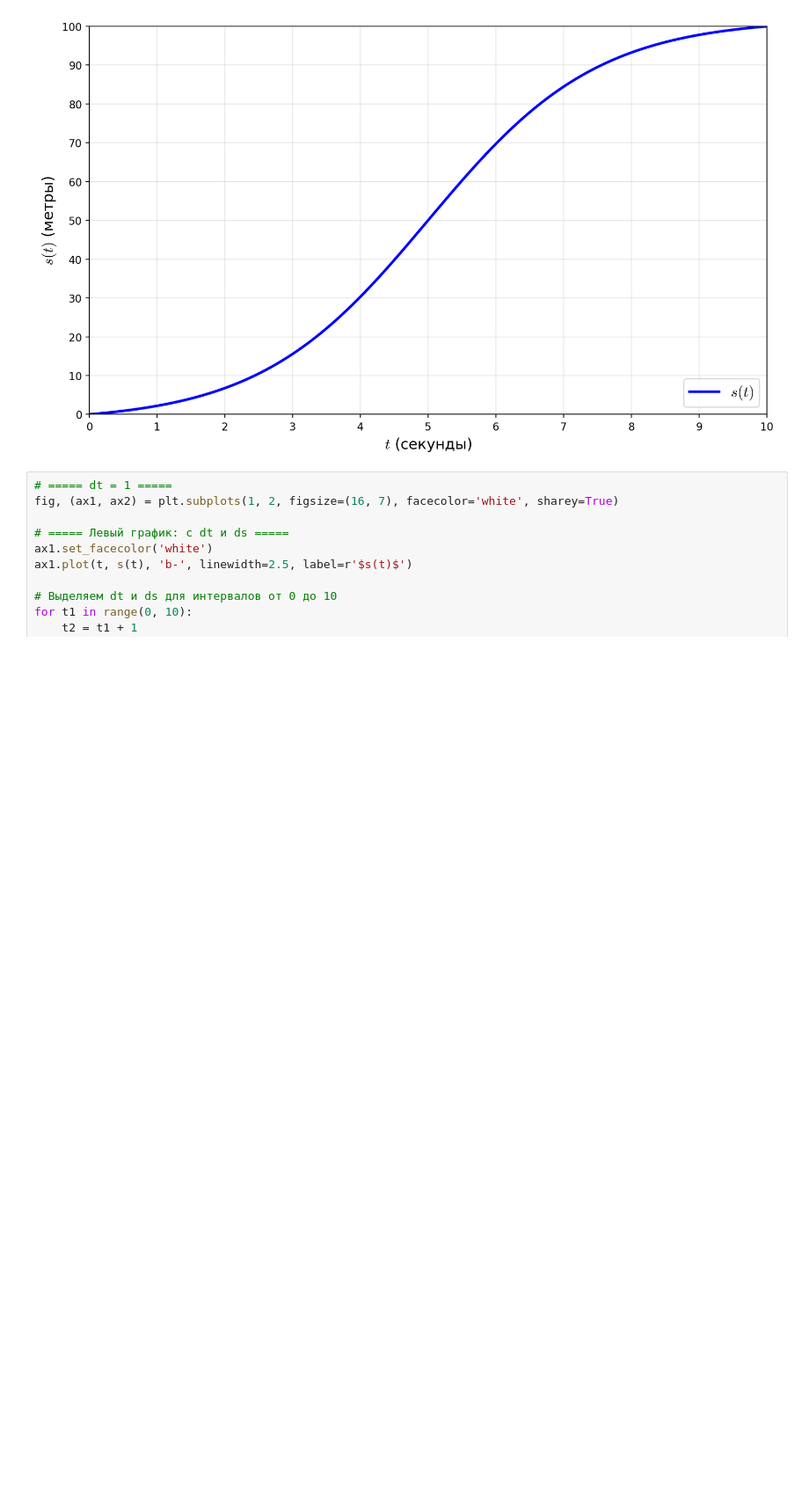
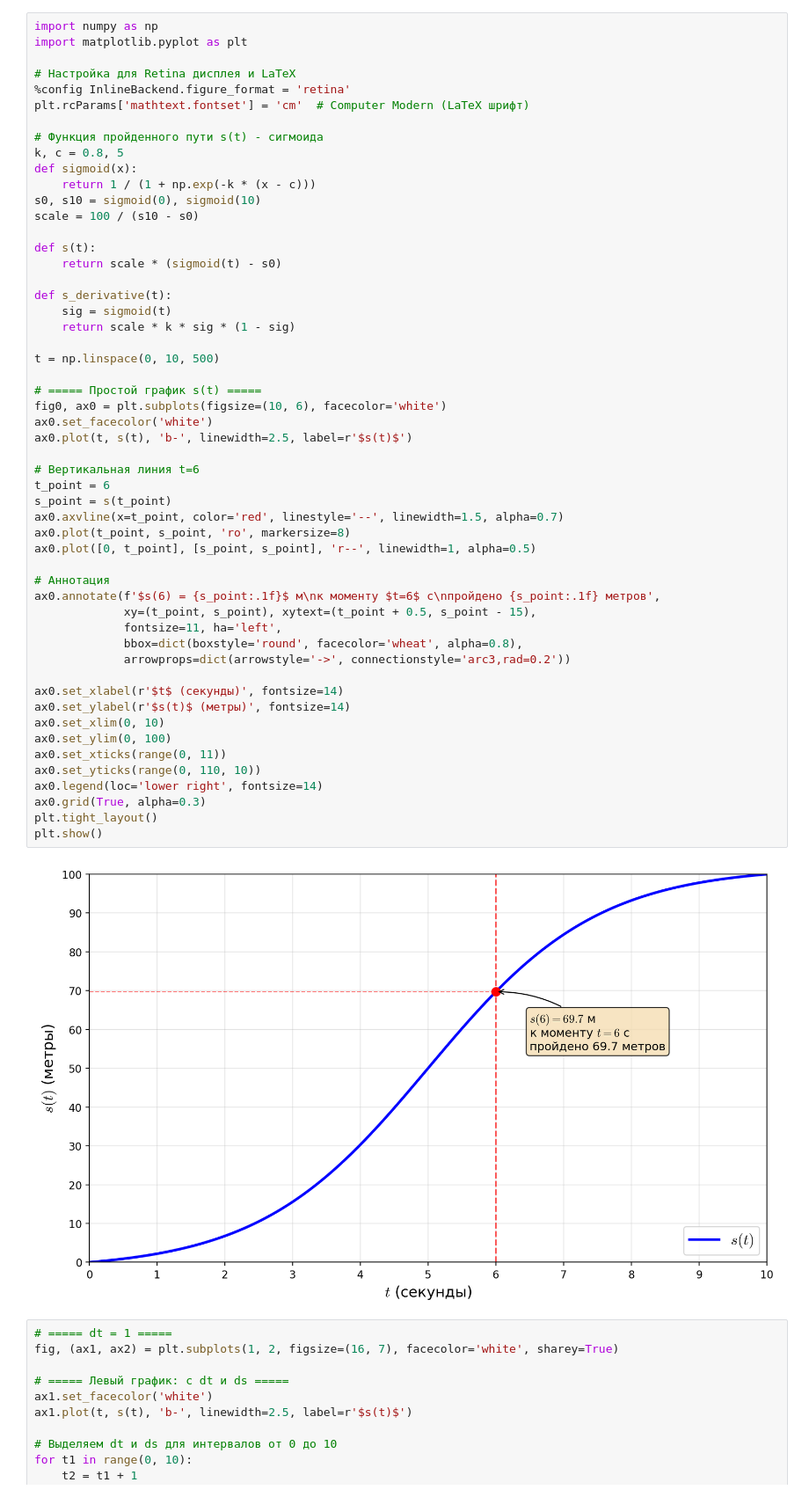
Before and after one commit to sabahtalateh/ainots, a Jupyter notebook: calculus/02-derivative-paradox.ipynb, the cells around one changed output. Shown at 88% size. Saved outputs shown, nothing was run; the diff lists cells and outputs as text; blank space fills up the shorter version.

```diff
--- a/calculus/02-derivative-paradox.ipynb
+++ b/calculus/02-derivative-paradox.ipynb
@@ -1,6 +1,58 @@
 # %%
+import numpy as np
+import matplotlib.pyplot as plt
+
+# Настройка для Retina дисплея и LaTeX
+%config InlineBackend.figure_format = 'retina'
+plt.rcParams['mathtext.fontset'] = 'cm'  # Computer Modern (LaTeX шрифт)
+
+# Функция пройденного пути s(t) - сигмоида
+k, c = 0.8, 5
+def sigmoid(x):
+    return 1 / (1 + np.exp(-k * (x - c)))
+s0, s10 = sigmoid(0), sigmoid(10)
+scale = 100 / (s10 - s0)
+
+def s(t):
+    return scale * (sigmoid(t) - s0)
+
+def s_derivative(t):
+    sig = sigmoid(t)
+    return scale * k * sig * (1 - sig)
+
+t = np.linspace(0, 10, 500)
+
+# ===== Простой график s(t) =====
+fig0, ax0 = plt.subplots(figsize=(10, 6), facecolor='white')
+ax0.set_facecolor('white')
+ax0.plot(t, s(t), 'b-', linewidth=2.5, label=r'$s(t)$')
+
+# Вертикальная линия t=6
+t_point = 6
+s_point = s(t_point)
+ax0.axvline(x=t_point, color='red', linestyle='--', linewidth=1.5, alpha=0.7)
+ax0.plot(t_point, s_point, 'ro', markersize=8)
+ax0.plot([0, t_point], [s_point, s_point], 'r--', linewidth=1, alpha=0.5)
+
+# Аннотация
+ax0.annotate(f'$s(6) = {s_point:.1f}$ м\nк моменту $t=6$ с\nпройдено {s_point:.1f} метров',
+             xy=(t_point, s_point), xytext=(t_point + 0.5, s_point - 15),
+             fontsize=11, ha='left',
+             bbox=dict(boxstyle='round', facecolor='wheat', alpha=0.8),
+             arrowprops=dict(arrowstyle='->', connectionstyle='arc3,rad=0.2'))
+
+ax0.set_xlabel(r'$t$ (секунды)', fontsize=14)
+ax0.set_ylabel(r'$s(t)$ (метры)', fontsize=14)
+ax0.set_xlim(0, 10)
+ax0.set_ylim(0, 100)
+ax0.set_xticks(range(0, 11))
+ax0.set_yticks(range(0, 110, 10))
+ax0.legend(loc='lower right', fontsize=14)
+ax0.grid(True, alpha=0.3)
+plt.tight_layout()
+plt.show()
 # %% [output]
-[figure, old version]
+[figure, new version]
 # %%
 # ===== dt = 1 =====
 fig, (ax1, ax2) = plt.subplots(1, 2, figsize=(16, 7), facecolor='white', sharey=True)
```
Also changed, not shown: parts of 1 cell of this notebook, 4 other files.
